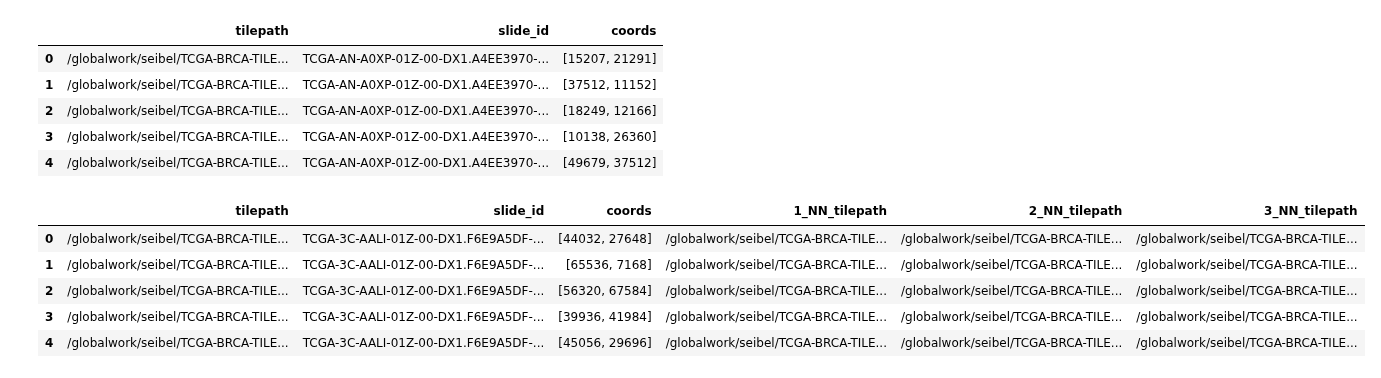
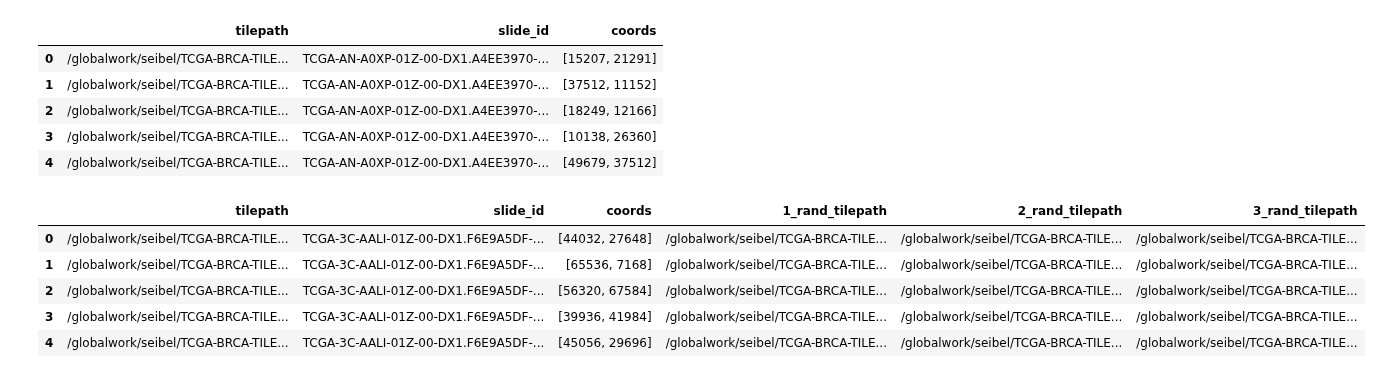
Before and after one commit to SeibelT/multimodal_survival_prediction, a Jupyter notebook: Playground.ipynb, the cells around one changed output. Saved outputs shown, nothing was run; the diff lists cells and outputs as text; code cells hidden in the pictures.

```diff
--- a/Playground.ipynb
+++ b/Playground.ipynb
@@ -1909,22 +1548,26 @@ Index(['tilepath', 'slide_id'], dtype='object')
 # %%
 k = 4
 new_df = []
+do_knn = False
 for idx,(slide_id, group) in enumerate(df.groupby('slide_id')):
     group = group.reset_index(drop=True)
     coords = np.array(list(group["coords"]))
-    nn = NearestNeighbors(n_neighbors=k, algorithm='ball_tree')
-    nn.fit(coords)
-    distances, indices = nn.kneighbors(coords)
-    indices = np.array(indices)
-    for i in range(1,k):
-        group[f"{i}_NN_tilepath"]=  list(group.iloc[indices[:,i]]["tilepath"])
-
+    if do_knn:
+        nn = NearestNeighbors(n_neighbors=k, algorithm='ball_tree')
+        nn.fit(coords)
+        distances, indices = nn.kneighbors(coords)
+        indices = np.array(indices)
+        for i in range(1,k):
+            group[f"{i}_NN_tilepath"]=  list(group.iloc[indices[:,i]]["tilepath"])
+    else:
+        for i in range(1,k):
+            group[f"{i}_rand_tilepath"]=  list(group["tilepath"].sample(frac=1,random_state=(1+i)))
     new_df.append(group.copy())
 
 new_df = pd.concat(new_df).reset_index(drop=True)
 new_df.head()
 # %% [output]
-|  | tilepath | slide_id | coords | 1_NN_tilepath | 2_NN_tilepath | 3_NN_tilepath |
+|  | tilepath | slide_id | coords | 1_rand_tilepath | 2_rand_tilepath | 3_rand_tilepath |
 | 0 | /globalwork/seibel/TCGA-BRCA-TILE... | TCGA-3C-AALI-01Z-00-DX1.F6E9A5DF-... | [44032, 27648] | /globalwork/seibel/TCGA-BRCA-TILE... | /globalwork/seibel/TCGA-BRCA-TILE... | /globalwork/seibel/TCGA-BRCA-TILE... |
 | 1 | /globalwork/seibel/TCGA-BRCA-TILE... | TCGA-3C-AALI-01Z-00-DX1.F6E9A5DF-... | [65536, 7168] | /globalwork/seibel/TCGA-BRCA-TILE... | /globalwork/seibel/TCGA-BRCA-TILE... | /globalwork/seibel/TCGA-BRCA-TILE... |
 | 2 | /globalwork/seibel/TCGA-BRCA-TILE... | TCGA-3C-AALI-01Z-00-DX1.F6E9A5DF-... | [56320, 67584] | /globalwork/seibel/TCGA-BRCA-TILE... | /globalwork/seibel/TCGA-BRCA-TILE... | /globalwork/seibel/TCGA-BRCA-TILE... |
```
Also changed, not shown: parts of 72 cells of this notebook, 7 other files.
